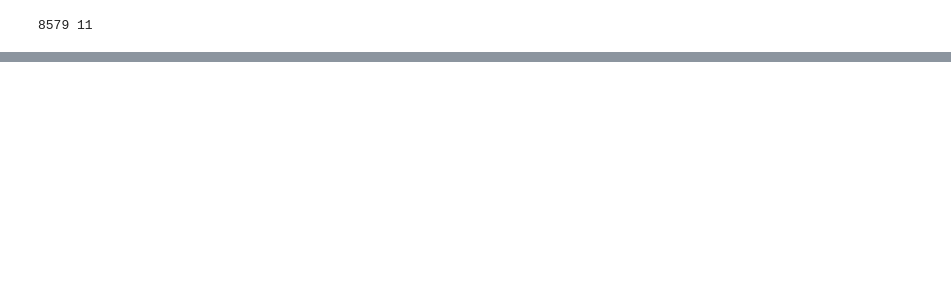
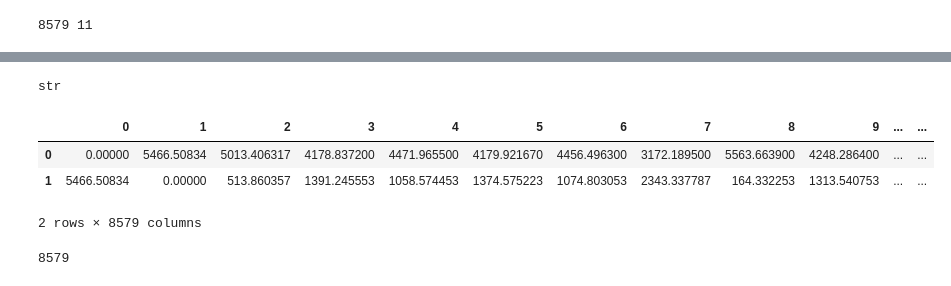
Before and after one commit to Vishal-K-Singh/darkSun, a Jupyter notebook: Untitled.ipynb, the cells around one changed output, grey strips where cells are left out. Cells and saved outputs as stored; diff of their text form; code cells hidden in the pictures; blank space fills up the shorter version.

Commit message:
8579 data points clustered

```diff
--- a/Untitled.ipynb
+++ b/Untitled.ipynb
@@ -140,0 +164,18 @@ KeyboardInterrupt:
+# %%
+type(data[0][0])
+# %% [output]
+str
+# %%
+df = pd.read_csv("similarityGraph.csv",header=None)
+# %%
+df.head(2)
+# %% [output]
+|  | 0 | 1 | 2 | 3 | 4 | 5 | 6 | 7 | 8 | 9 | ... | ... |
+| 0 | 0.00000 | 5466.50834 | 5013.406317 | 4178.837200 | 4471.965500 | 4179.921670 | 4456.496300 | 3172.189500 | 5563.663900 | 4248.286400 | ... | ... |
+| 1 | 5466.50834 | 0.00000 | 513.860357 | 1391.245553 | 1058.574453 | 1374.575223 | 1074.803053 | 2343.337787 | 164.332253 | 1313.540753 | ... | ... |
+2 rows × 8579 columns
+# %%
+kk=df.values.tolist()
+len(kk)
+# %% [output]
+8579
```
Also changed, not shown: parts of 21 cells of this notebook.
